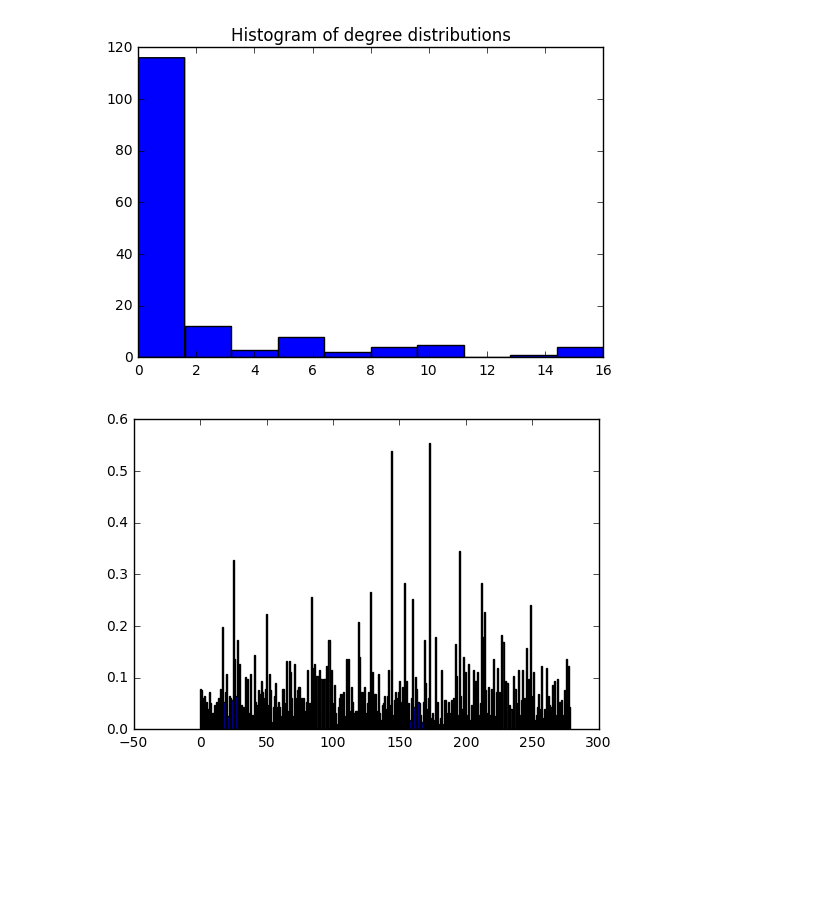
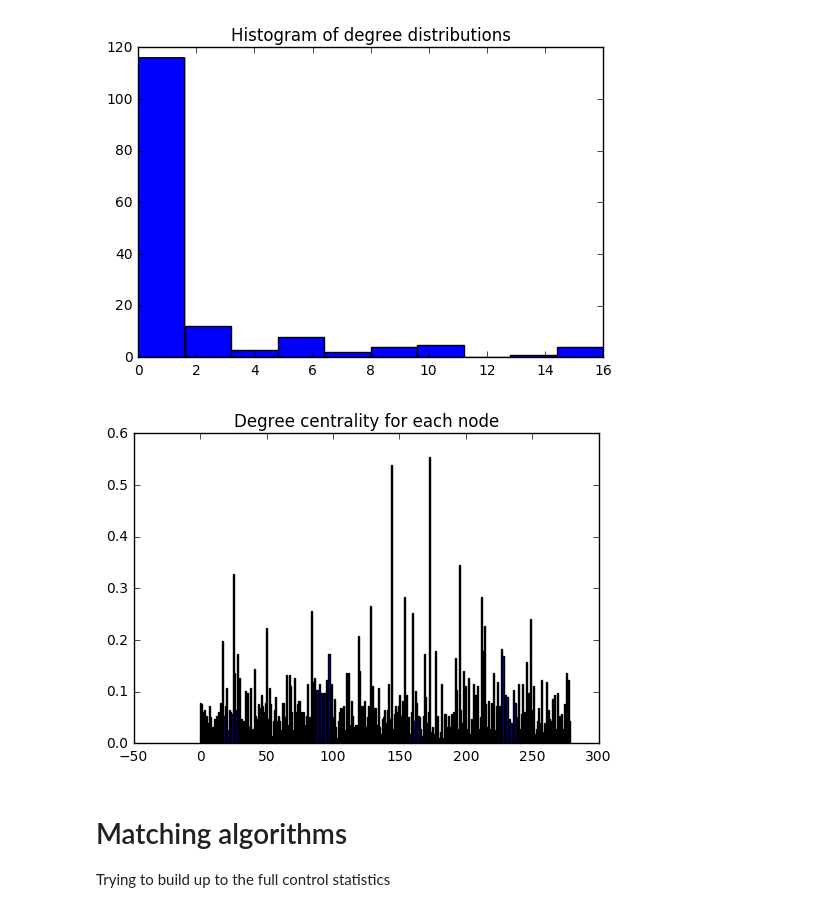
Before and after one commit to darthbeeblebrox/Network_Control, a Jupyter notebook: C_elegans_control.ipynb, the cells around one changed output. Drawn from its saved outputs; the diff is of its cells as text; code cells hidden in the pictures; blank space fills up the shorter version.

Commit message:
Added stub for the matching algorithm

```diff
--- a/C_elegans_control.ipynb
+++ b/C_elegans_control.ipynb
@@ -41,13 +41,16 @@ The graph is weakly connected: True
 # %%
 Gcolor = nx.coloring.greedy_color(G)
 
 #nx.draw(G,node_color=Gcolor)
 
 D = nx.degree_centrality(G)
 plt.bar(range(len(D)), D.values(), align='center')
-plt.title("Degree centrality for each no")
+plt.title("Degree centrality for each node")
 #plt.xticks(range(len(D)), D.keys())
 
 plt.show()
 # %% [output]
-[figure, old version]
+[figure, new version]
+# %% [markdown]
+# Matching algorithms
+Trying to build up to the full control statistics
```
Also changed, not shown: parts of 1 cell of this notebook.
